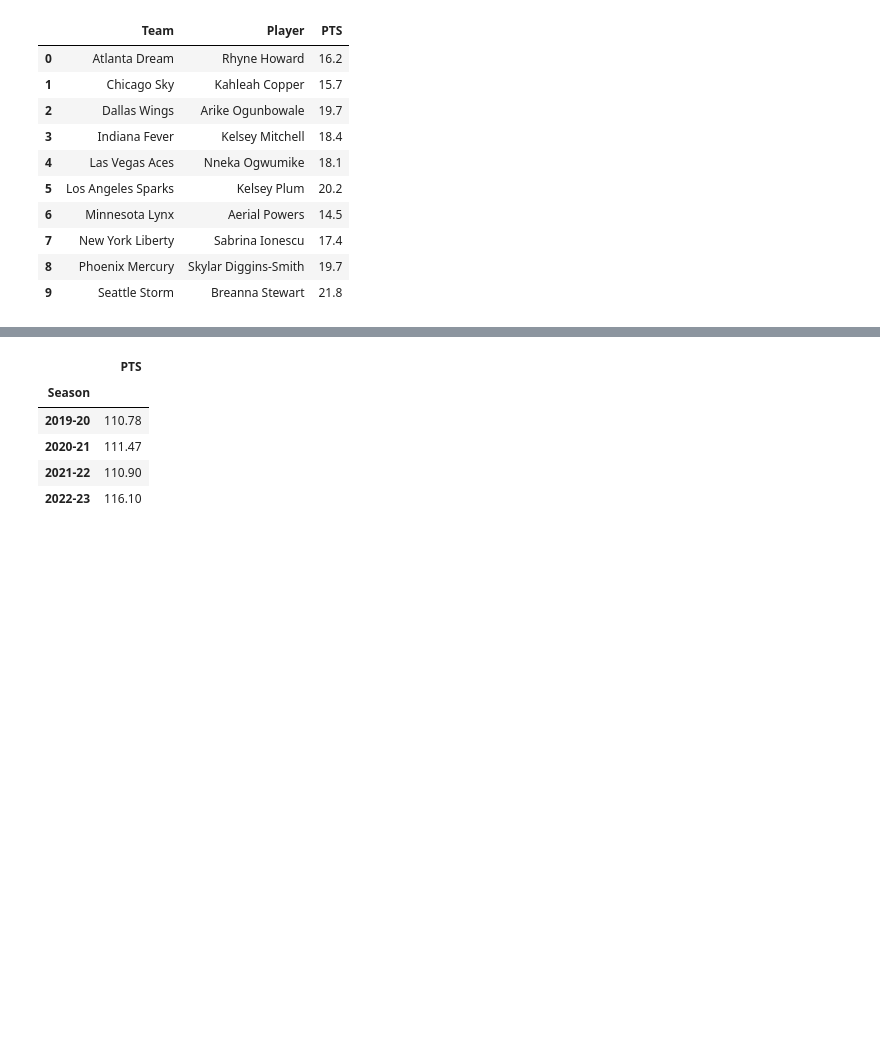
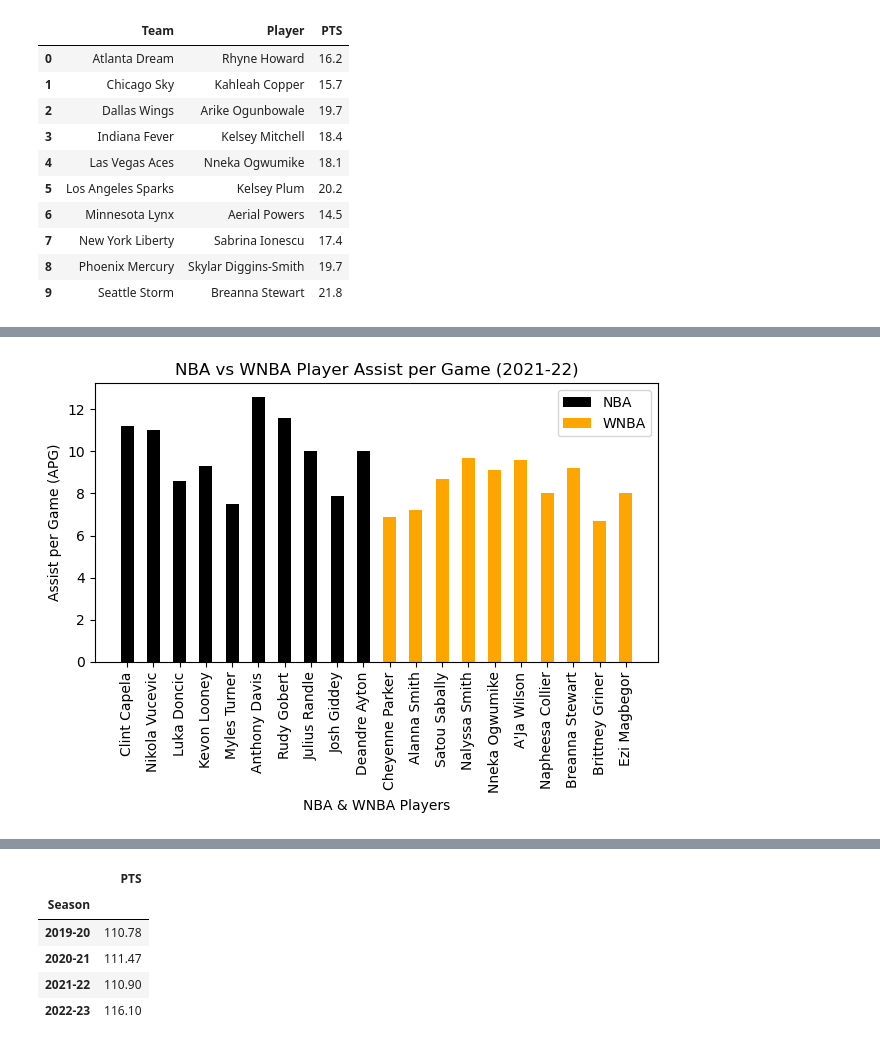
Before and after one commit to Hensonkk/NBA-VS-WNBA, a Jupyter notebook: NBA v WNBA data comparison.ipynb, the cells around one changed output, grey strips where cells are left out. Saved outputs shown, nothing was run; the diff lists cells and outputs as text; code cells hidden in the pictures; blank space fills up the shorter version.

```diff
--- a/NBA v WNBA data comparison.ipynb
+++ b/NBA v WNBA data comparison.ipynb
@@ -360,0 +303,13 @@ plt.show()
+# %%
+plt.bar(x3, y3, width = .5, label = "NBA", color = "black")
+plt.bar(x4, y4, width = .5, label = "WNBA", color = "orange")
+plt.xlabel("NBA & WNBA Players")
+plt.ylabel("Assist per Game (APG)")
+plt.title("NBA vs WNBA Player Assist per Game (2021-22)")
+plt.xticks(rotation = "vertical")
+plt.legend()
+plt.savefig("graph_outputs/AST21-22.png")
+plt.tight_layout()
+plt.show()
+# %% [output]
+[figure, added]
```
Also changed, not shown: parts of 42 cells of this notebook, 5 other files.
